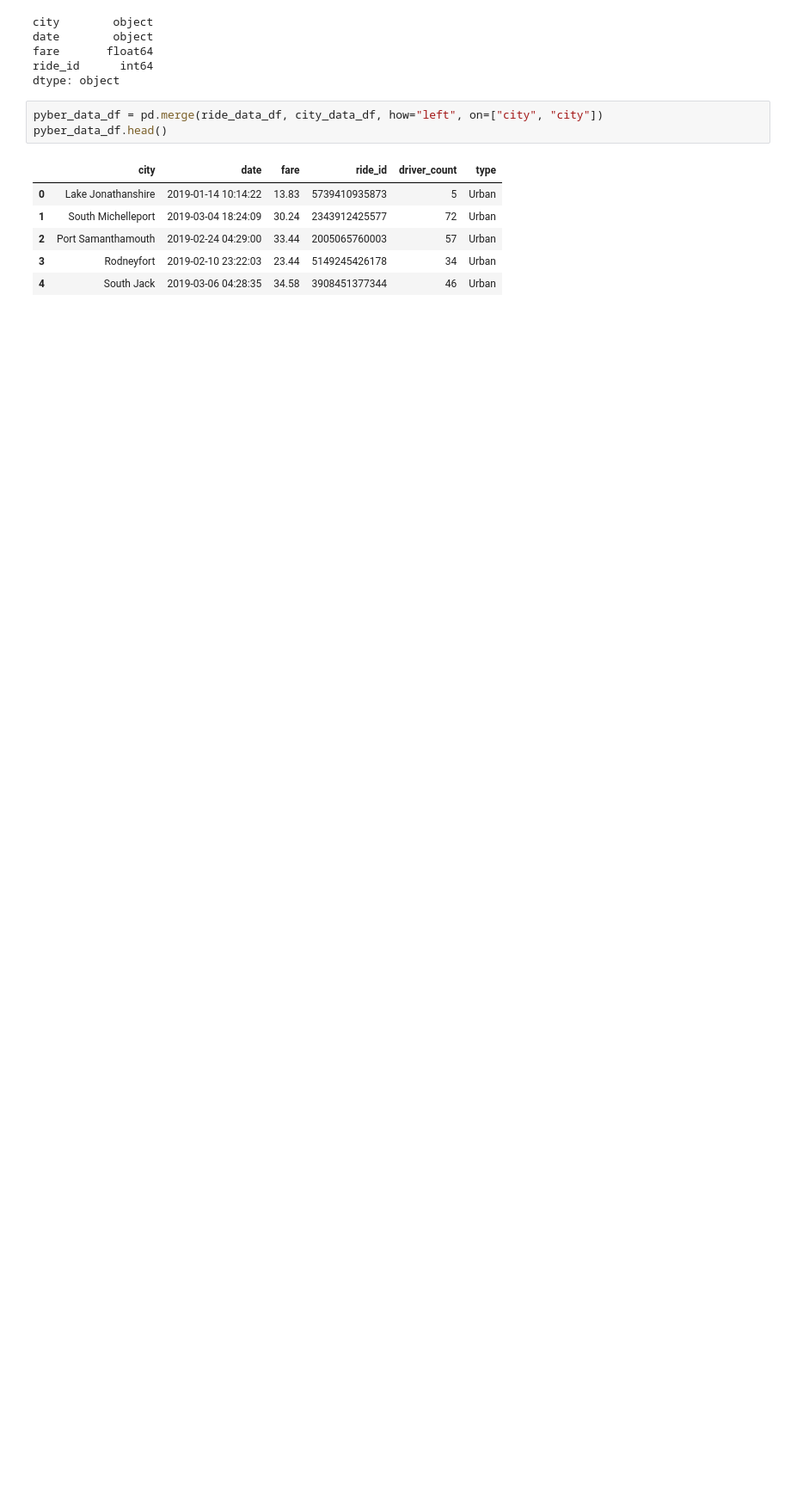
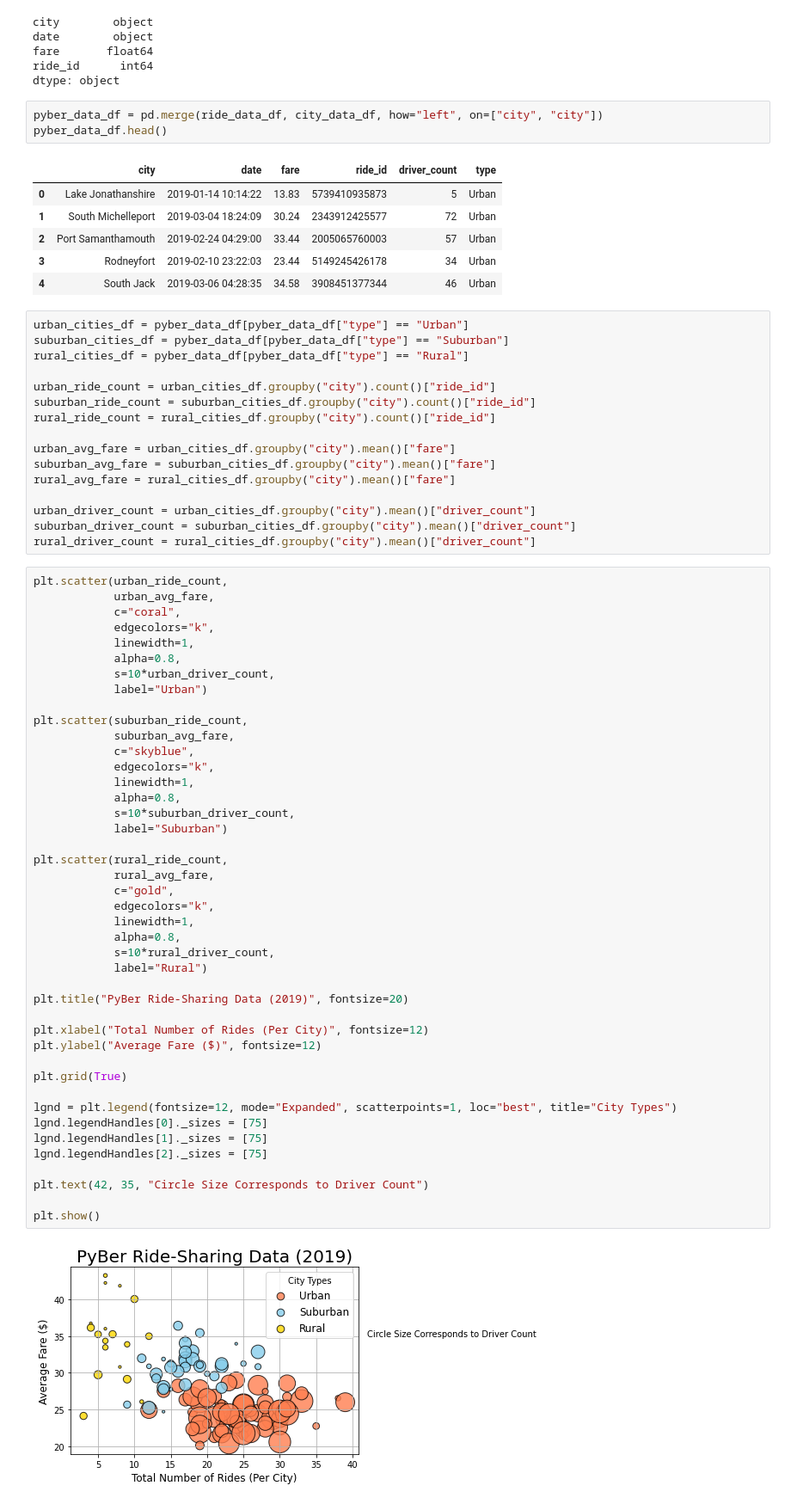
Before and after one commit to ForTheGold/PyBer_Analysis, a Jupyter notebook: PyBer.ipynb, the cells around one changed output. Shown at 86% size. Drawn from its saved outputs; the diff is of its cells as text; blank space fills up the shorter version.

```diff
--- a/PyBer.ipynb
+++ b/PyBer.ipynb
@@ -34,3 +34,64 @@ pyber_data_df.head()
 | 2 | Port Samanthamouth | 2019-02-24 04:29:00 | 33.44 | 2005065760003 | 57 | Urban |
 | 3 | Rodneyfort | 2019-02-10 23:22:03 | 23.44 | 5149245426178 | 34 | Urban |
 | 4 | South Jack | 2019-03-06 04:28:35 | 34.58 | 3908451377344 | 46 | Urban |
+# %%
+urban_cities_df = pyber_data_df[pyber_data_df["type"] == "Urban"]
+suburban_cities_df = pyber_data_df[pyber_data_df["type"] == "Suburban"]
+rural_cities_df = pyber_data_df[pyber_data_df["type"] == "Rural"]
+
+urban_ride_count = urban_cities_df.groupby("city").count()["ride_id"]
+suburban_ride_count = suburban_cities_df.groupby("city").count()["ride_id"]
+rural_ride_count = rural_cities_df.groupby("city").count()["ride_id"]
+
+urban_avg_fare = urban_cities_df.groupby("city").mean()["fare"]
+suburban_avg_fare = suburban_cities_df.groupby("city").mean()["fare"]
+rural_avg_fare = rural_cities_df.groupby("city").mean()["fare"]
+
+urban_driver_count = urban_cities_df.groupby("city").mean()["driver_count"]
+suburban_driver_count = suburban_cities_df.groupby("city").mean()["driver_count"]
+rural_driver_count = rural_cities_df.groupby("city").mean()["driver_count"]
+# %%
+plt.scatter(urban_ride_count,
+            urban_avg_fare,
+            c="coral",
+            edgecolors="k",
+            linewidth=1,
+            alpha=0.8,
+            s=10*urban_driver_count,
+            label="Urban")
+
+plt.scatter(suburban_ride_count,
+            suburban_avg_fare,
+            c="skyblue",
+            edgecolors="k",
+            linewidth=1,
+            alpha=0.8,
+            s=10*suburban_driver_count,
+            label="Suburban")
+
+plt.scatter(rural_ride_count,
+            rural_avg_fare,
+            c="gold",
+            edgecolors="k",
+            linewidth=1,
+            alpha=0.8,
+            s=10*rural_driver_count,
+            label="Rural")
+
+plt.title("PyBer Ride-Sharing Data (2019)", fontsize=20)
+
+plt.xlabel("Total Number of Rides (Per City)", fontsize=12)
+plt.ylabel("Average Fare ($)", fontsize=12)
+
+plt.grid(True)
+
+lgnd = plt.legend(fontsize=12, mode="Expanded", scatterpoints=1, loc="best", title="City Types")
+lgnd.legendHandles[0]._sizes = [75]
+lgnd.legendHandles[1]._sizes = [75]
+lgnd.legendHandles[2]._sizes = [75]
+
+plt.text(42, 35, "Circle Size Corresponds to Driver Count")
+
+plt.show()
+# %% [output]
+[figure, added]
```
Also changed, not shown: 1 other file.
